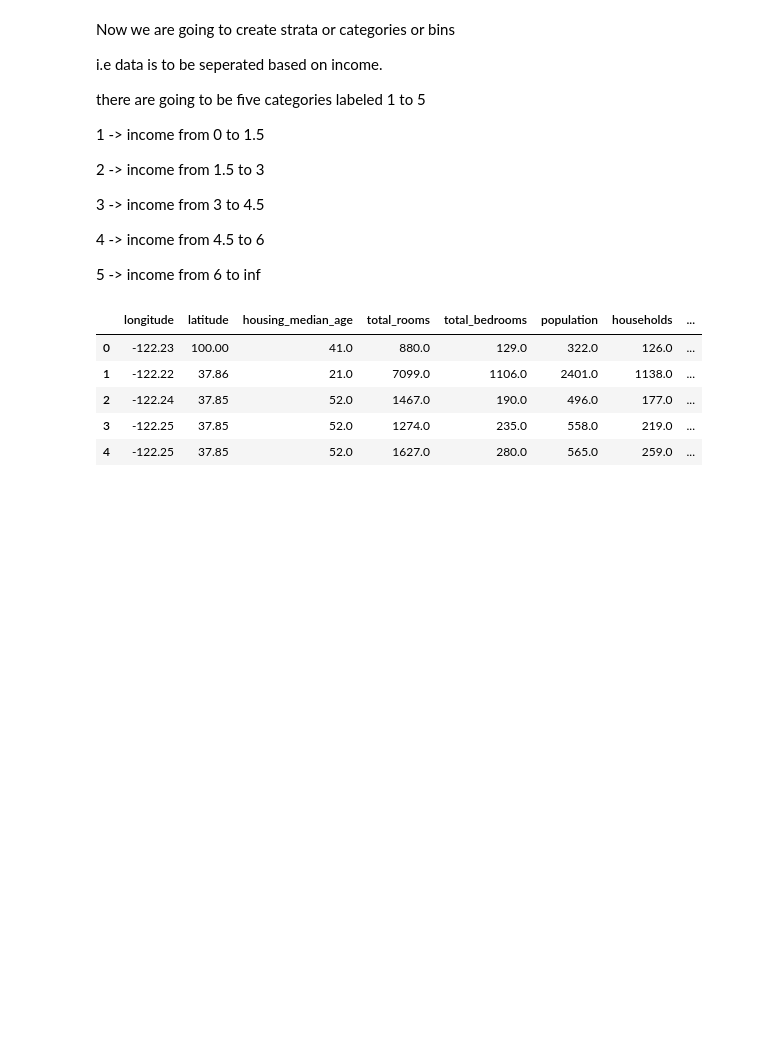
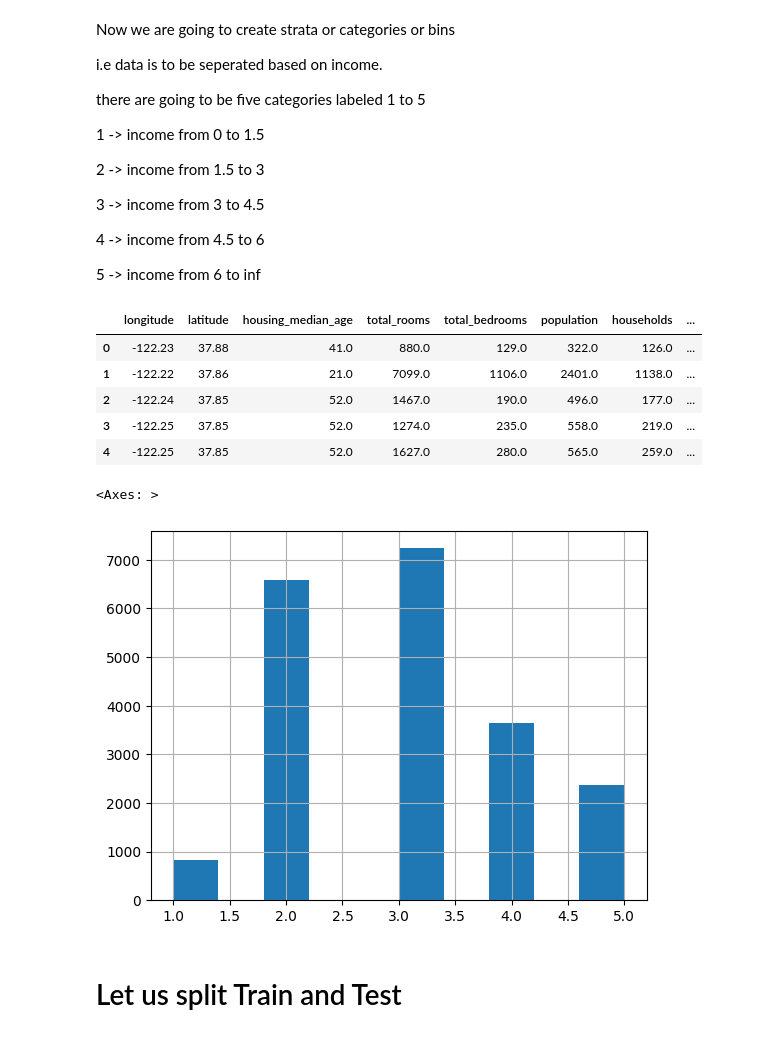
Before and after one commit to akashnarwal7/Califlornia-Housing-Price-Prediction-Model, a Jupyter notebook: HousePricePrediction.ipynb, the cells around one changed output. Cells and saved outputs as stored; diff of their text form; code cells hidden in the pictures; blank space fills up the shorter version.

```diff
--- a/HousePricePrediction.ipynb
+++ b/HousePricePrediction.ipynb
@@ -371,12 +371,21 @@ there are going to be five categories labeled 1 to 5
 
 5 -> income from 6 to inf
 # %%
-housing_copy['income_cat']=pd.cut(housing_copy['median_income'],bins=[0,1.5,3.0,4.5,6,np.inf],labels=[1,2,3,4,5])
-housing_copy.head()
+housing['income_cat']=pd.cut(housing['median_income'],bins=[0,1.5,3.0,4.5,6,np.inf],labels=[1,2,3,4,5])
+housing.head()
 # %% [output]
 |  | longitude | latitude | housing_median_age | total_rooms | total_bedrooms | population | households | ... |
-| 0 | -122.23 | 100.00 | 41.0 | 880.0 | 129.0 | 322.0 | 126.0 | ... |
+| 0 | -122.23 | 37.88 | 41.0 | 880.0 | 129.0 | 322.0 | 126.0 | ... |
 | 1 | -122.22 | 37.86 | 21.0 | 7099.0 | 1106.0 | 2401.0 | 1138.0 | ... |
 | 2 | -122.24 | 37.85 | 52.0 | 1467.0 | 190.0 | 496.0 | 177.0 | ... |
 | 3 | -122.25 | 37.85 | 52.0 | 1274.0 | 235.0 | 558.0 | 219.0 | ... |
 | 4 | -122.25 | 37.85 | 52.0 | 1627.0 | 280.0 | 565.0 | 259.0 | ... |
+# %%
+# let us see how train Data is distributed.
+
+housing['income_cat'].hist()
+# %% [output]
+<Axes: >
+[figure, added]
+# %% [markdown]
+# Let us split Train and Test
```
Also changed, not shown: parts of 11 cells of this notebook.
